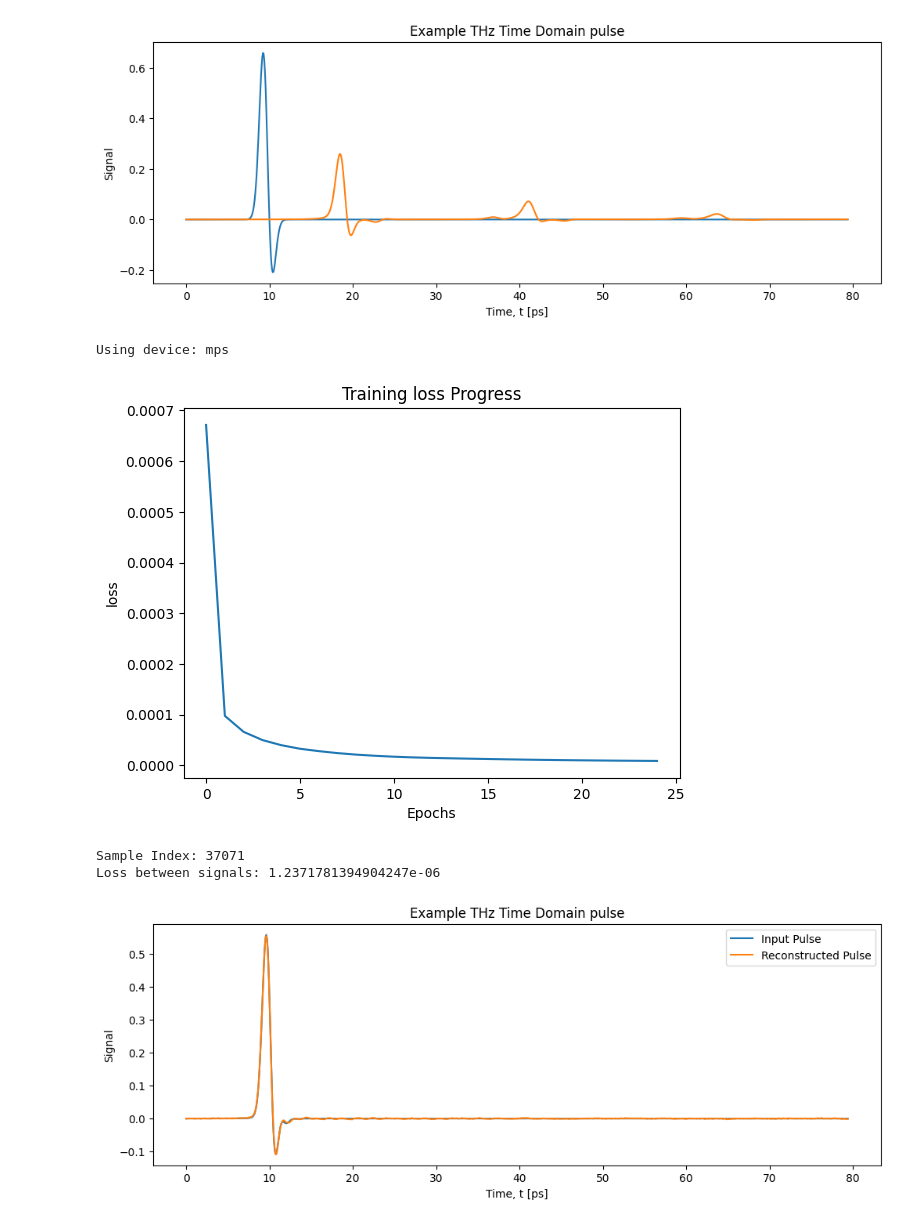
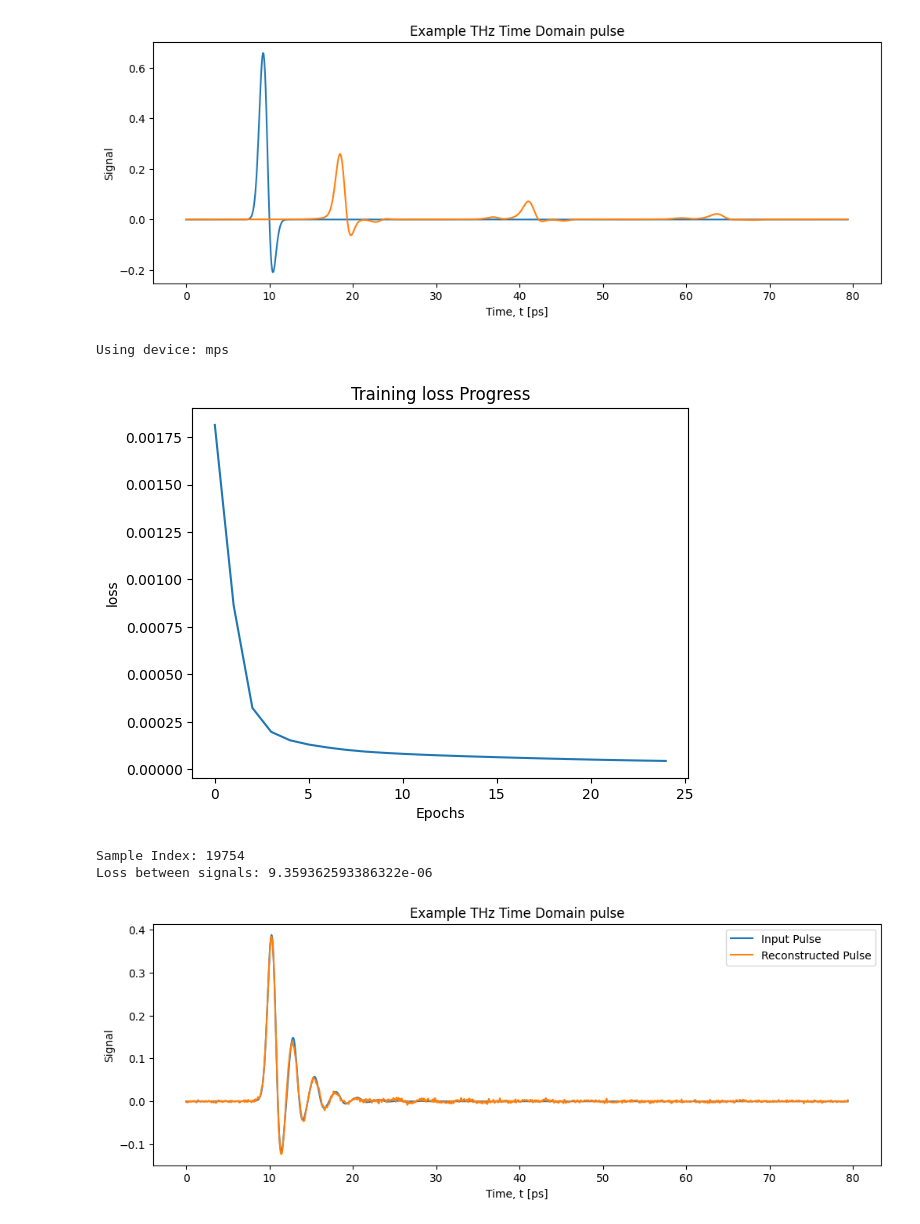
Before and after one commit to tls54/THz-TD-CNN, a Jupyter notebook: Encoder-approach.ipynb, the cells around one changed output. Cells and saved outputs as stored; diff of their text form; code cells hidden in the pictures.

Commit message:
tested reduced latent dim

```diff
--- a/Encoder-approach.ipynb
+++ b/Encoder-approach.ipynb
@@ -52,23 +52,23 @@ plt.show()
 # %%
 # Create DataLoader
 dataset = TensorDataset(synthetic_data)
-loader = DataLoader(dataset, batch_size=128, shuffle=True)
+loader = DataLoader(dataset, batch_size=64, shuffle=True)
 
 # Model + training
-model = Autoencoder(input_dim=1024, latent_dim=32)
+model = Autoencoder(input_dim=1024, latent_dim=16)
 device = identify_device()
-loss = train_autoencoder(model, loader, device, num_epochs=25, lr=1e-4, verbose='batch')
+loss = train_autoencoder(model, loader, device, num_epochs=25, lr=1e-5, verbose='batch')
 
 
 # Plot the accuracy values
 plt.plot(loss)
 plt.xlabel('Epochs')
 plt.ylabel('loss')
 plt.title('Training loss Progress')
 plt.show()
 # %% [output]
 Using device: mps
-[figure, old version]
+[figure, new version]
 # %%
 sample_index = np.random.randint(0, len(synthetic_data))
 
@@ -106,9 +106,9 @@ def test_model(index):
 
 test_model(sample_index)
 # %% [output]
-Sample Index: 37071
-Loss between signals: 1.2371781394904247e-06
+Sample Index: 19754
+Loss between signals: 9.359362593386322e-06
-[figure, old version]
+[figure, new version]
 # %%
 ## NOTE: sample index: 41212  needs checking
 # Example of weak loss contributor due to low overall amplitude
```
Also changed, not shown: parts of 2 cells of this notebook.
